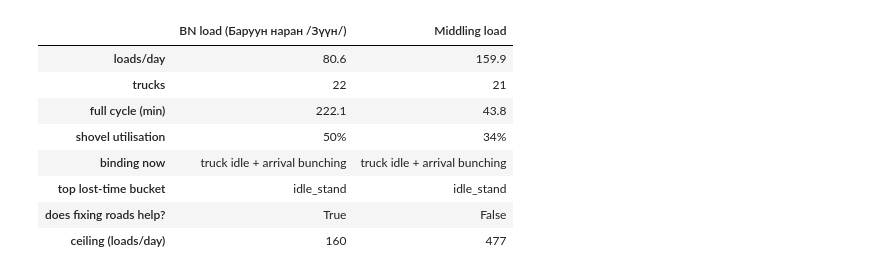
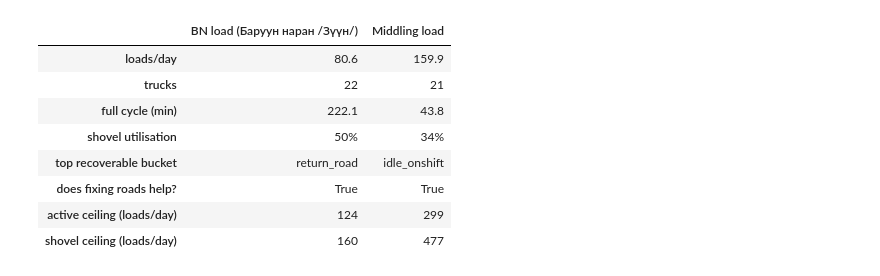
Before and after one commit to uranbileguka/GPS_project, a Jupyter notebook: agent/agent_demo.ipynb, the cells around one changed output. Drawn from its saved outputs; the diff is of its cells as text; code cells hidden in the pictures.

```diff
--- a/agent/agent_demo.ipynb
+++ b/agent/agent_demo.ipynb
@@ -96,27 +93,26 @@ shovel-bound. Same function, different prescription.
 # %%
 import pandas as pd
 dm = diagnose(25385)
 
 def summ(z):
     dd, cc, tt = z['decision'], z['capacity'], z['throughput']
     top = max(z['attribution']['recoverable_truck_h'].items(), key=lambda x: x[1])[0]
-    return {'loads/day': tt['loads_day'],
-            'trucks': tt['trucks'],
+    return {'loads/day': tt['loads_day'], 'trucks': tt['trucks'],
             'full cycle (min)': z['cycle']['full_cycle_min'],
             'shovel utilisation': f"{cc['utilisation']*100:.0f}%",
-            'binding now': dd['binding_now'],
-            'top lost-time bucket': top,
+            'top recoverable bucket': top,
             'does fixing roads help?': dd['road_helps'],
-            'ceiling (loads/day)': dd['shovel_ceiling']}
+            'active ceiling (loads/day)': dd['ceiling_active'],
+            'shovel ceiling (loads/day)': dd['shovel_ceiling']}
 
 pd.DataFrame({dx['name']: summ(dx), dm['name']: summ(dm)})
 # %% [output]
 |  | BN load (Баруун наран /Зүүн/) | Middling load |
 | loads/day | 80.6 | 159.9 |
 | trucks | 22 | 21 |
 | full cycle (min) | 222.1 | 43.8 |
 | shovel utilisation | 50% | 34% |
-| binding now | truck idle + arrival bunching | truck idle + arrival bunching |
-| top lost-time bucket | idle_stand | idle_stand |
-| does fixing roads help? | True | False |
-| ceiling (loads/day) | 160 | 477 |
+| top recoverable bucket | return_road | idle_onshift |
+| does fixing roads help? | True | True |
+| active ceiling (loads/day) | 124 | 299 |
+| shovel ceiling (loads/day) | 160 | 477 |
```
Also changed, not shown: parts of 14 cells of this notebook, 6 other files.
